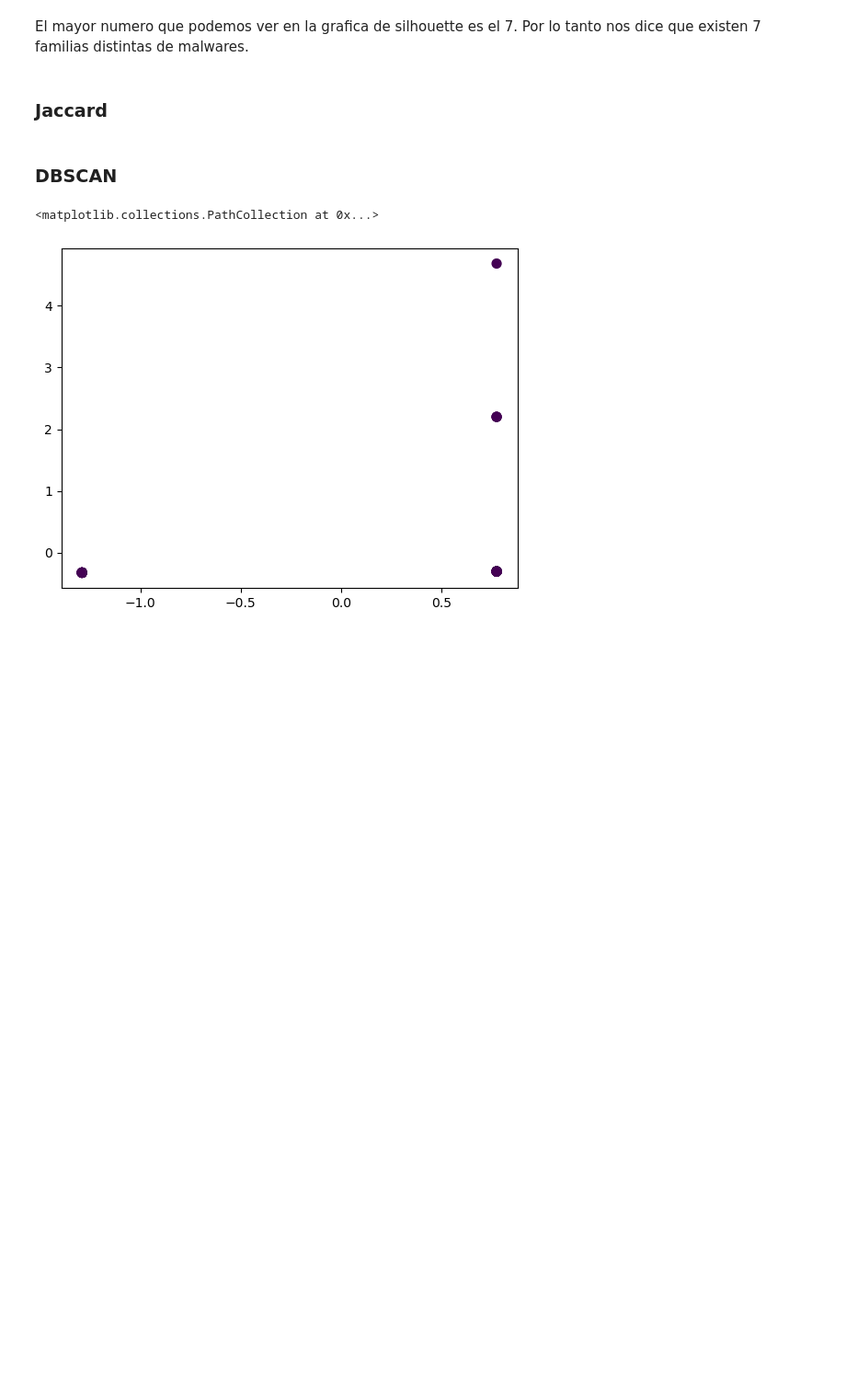
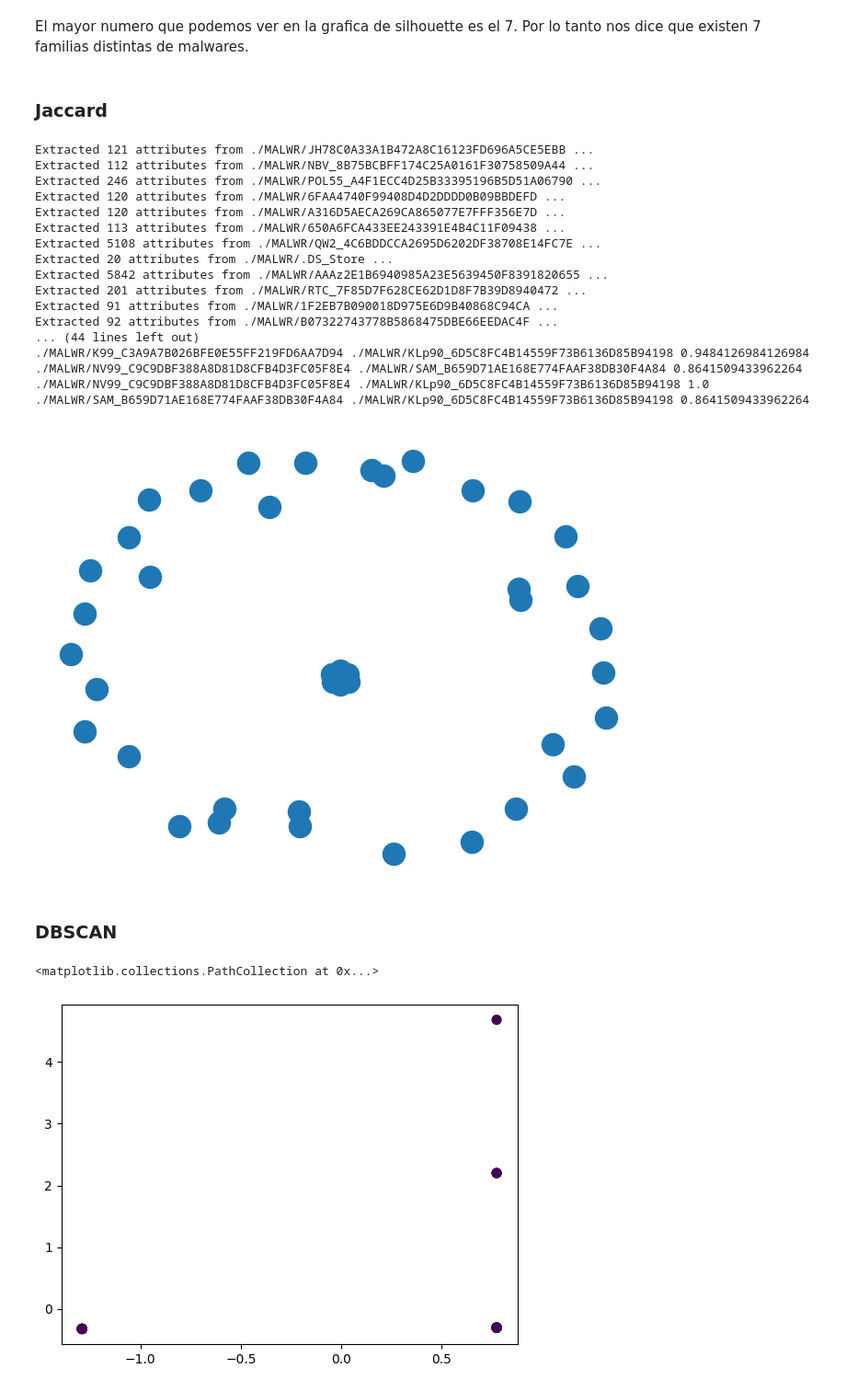
Before and after one commit to bryannalfaro/Lab4-SecDS, a Jupyter notebook: lab4.ipynb, the cells around one changed output. Shown: that part at 92% size. Drawn from its saved outputs; the diff is of its cells as text; code cells hidden in the pictures; blank space fills up the shorter version.

```diff
--- a/lab4.ipynb
+++ b/lab4.ipynb
@@ -316,3 +307,26 @@ El mayor numero que podemos ver en la grafica de silhouette es el 7. Por lo tant
+# %%
+from jacard import run_jacard
+
+run_jacard()
+# %% [output]
+Extracted 121 attributes from ./MALWR/JH78C0A33A1B472A8C16123FD696A5CE5EBB ...
+Extracted 112 attributes from ./MALWR/NBV_8B75BCBFF174C25A0161F30758509A44 ...
+Extracted 246 attributes from ./MALWR/POL55_A4F1ECC4D25B33395196B5D51A06790 ...
+Extracted 120 attributes from ./MALWR/6FAA4740F99408D4D2DDDD0B09BBDEFD ...
+Extracted 120 attributes from ./MALWR/A316D5AECA269CA865077E7FFF356E7D ...
+Extracted 113 attributes from ./MALWR/650A6FCA433EE243391E4B4C11F09438 ...
+Extracted 5108 attributes from ./MALWR/QW2_4C6BDDCCA2695D6202DF38708E14FC7E ...
+Extracted 20 attributes from ./MALWR/.DS_Store ...
+Extracted 5842 attributes from ./MALWR/AAAz2E1B6940985A23E5639450F8391820655 ...
+Extracted 201 attributes from ./MALWR/RTC_7F85D7F628CE62D1D8F7B39D8940472 ...
+Extracted 91 attributes from ./MALWR/1F2EB7B090018D975E6D9B40868C94CA ...
+Extracted 92 attributes from ./MALWR/B07322743778B5868475DBE66EEDAC4F ...
+... (44 lines left out)
+./MALWR/K99_C3A9A7B026BFE0E55FF219FD6AA7D94 ./MALWR/KLp90_6D5C8FC4B14559F73B6136D85B94198 0.9484126984126984
+./MALWR/NV99_C9C9DBF388A8D81D8CFB4D3FC05F8E4 ./MALWR/SAM_B659D71AE168E774FAAF38DB30F4A84 0.8641509433962264
+./MALWR/NV99_C9C9DBF388A8D81D8CFB4D3FC05F8E4 ./MALWR/KLp90_6D5C8FC4B14559F73B6136D85B94198 1.0
+./MALWR/SAM_B659D71AE168E774FAAF38DB30F4A84 ./MALWR/KLp90_6D5C8FC4B14559F73B6136D85B94198 0.8641509433962264
+[figure, added]
 # %% [markdown]
 ### DBSCAN
 # %%
```
Also changed, not shown: parts of 8 cells of this notebook, 43 other files.
